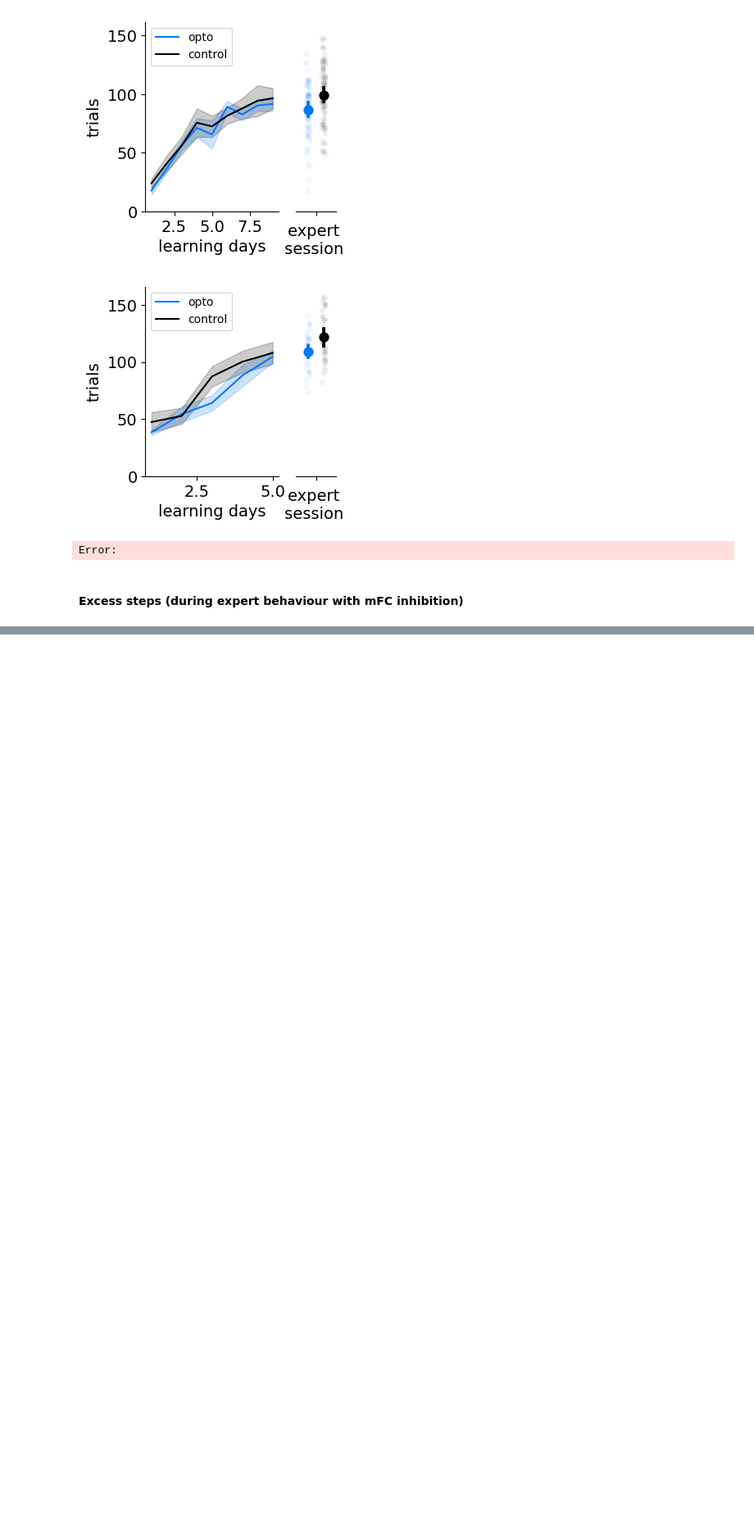
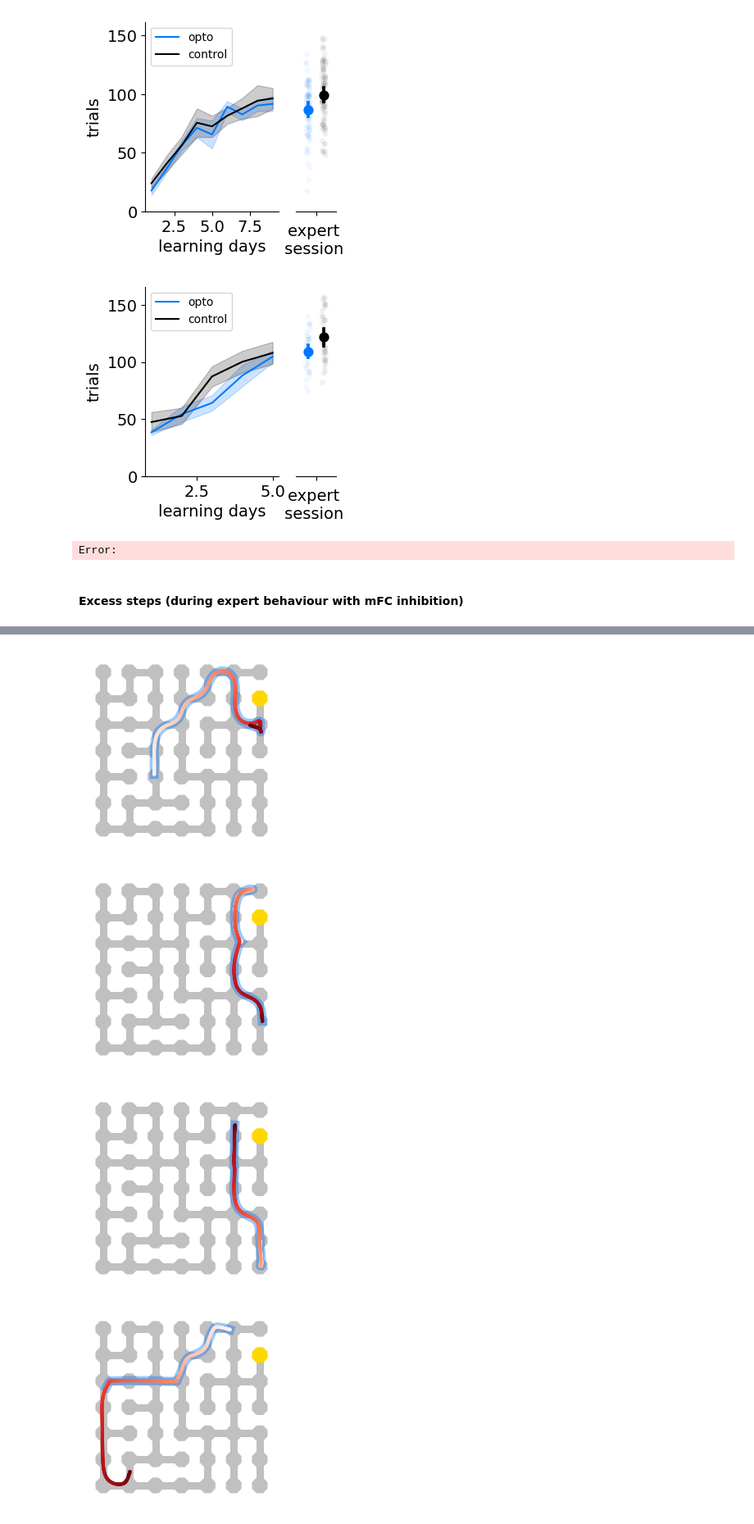
Before and after one commit to peterdoohan/goalNav_mFC-opto3, a Jupyter notebook: code/Notebooks/performance_metrics.ipynb, the cells around one changed output, grey strips where cells are left out. Shown: that part at 82% size. Drawn from its saved outputs; the diff is of its cells as text; code cells hidden in the pictures; blank space fills up the shorter version.

```diff
--- a/code/Notebooks/performance_metrics.ipynb
+++ b/code/Notebooks/performance_metrics.ipynb
@@ -103,0 +117,8 @@ es.plot_random_effects_summary(
+# %%
+for tr in [[0, 8.5], [8.5, 16], [16, 22], [22.5, 31], [31.5, 50]]:
+    tp.plot_fancy_trial_trajectory(session, trial=29, t_range=tr)
+# %% [output]
+[figure, added]
+[figure, added]
+[figure, added]
+[figure, added]
```
Also changed, not shown: parts of 10 cells of this notebook, 1 other file.
